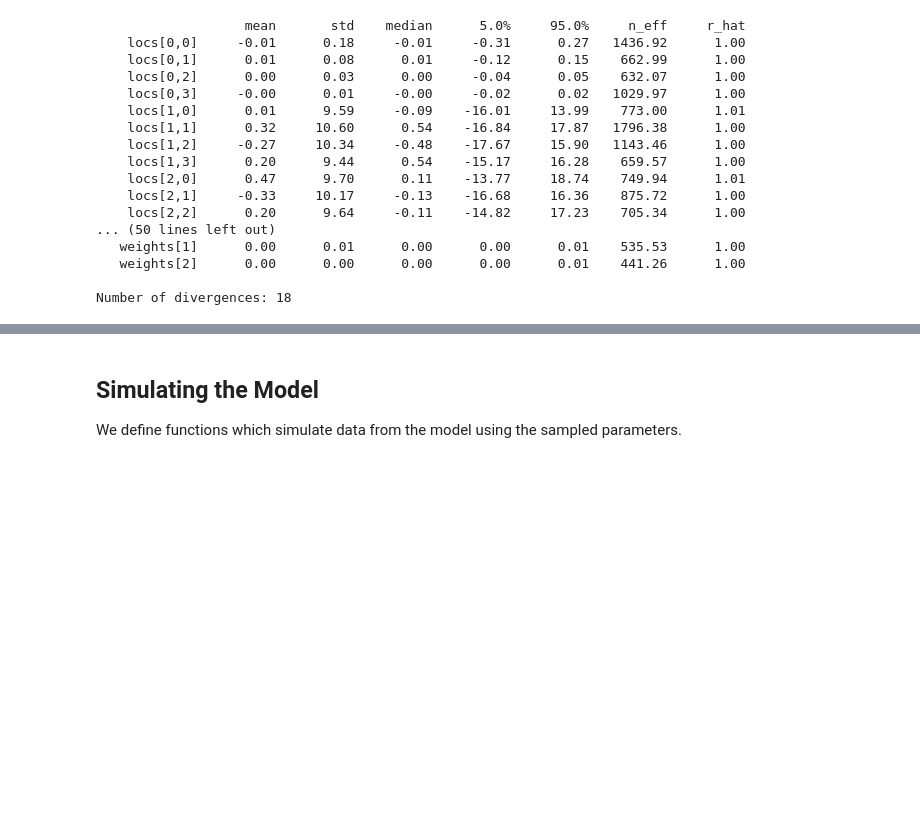
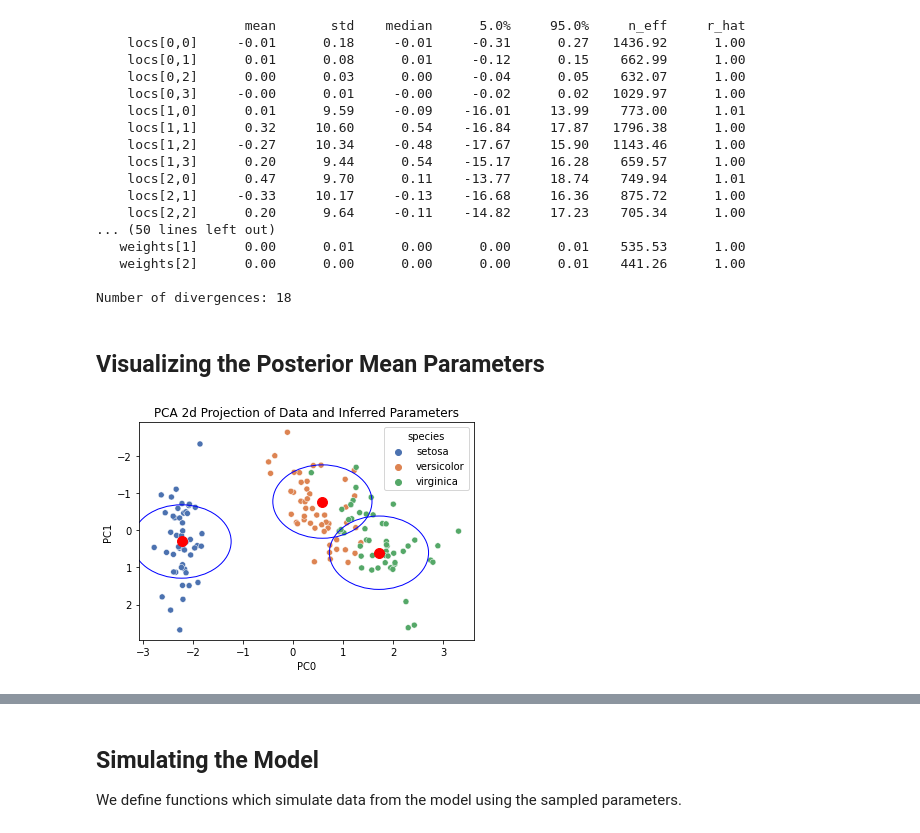
Before and after one commit to noamsgl/ABDA_HW4, a Jupyter notebook: pyro/HW4_Q1.ipynb, the cells around one changed output, grey strips where cells are left out. Saved outputs shown, nothing was run; the diff lists cells and outputs as text; code cells hidden in the pictures; blank space fills up the shorter version.

```diff
--- a/pyro/HW4_Q1.ipynb
+++ b/pyro/HW4_Q1.ipynb
@@ -48,6 +48,6 @@ todo: update using other GH branch
 # %%
-# url = 'https://bgu-abda.bitbucket.io/homework/04iris.csv'
-url = '../input/04iris.csv'
+url = 'https://bgu-abda.bitbucket.io/homework/04iris.csv'
+# url = '../input/04iris.csv'
 df = pd.read_csv(url)
 df = df.rename({'sepal length (cm)' : 'sepal_length', 'sepal width (cm)' : 'sepal_width',
                 'petal length (cm)' : 'petal_length', 'petal width (cm)' : 'petal_width'}, axis='columns')
@@ -228,7 +235,7 @@ def model_separate_scales(data):
 ## Sampling the Models
 We use the NUTS sampler to retrieve chains for each of the three models. We report summary statistics for each of the parameters for each model.
 # %%
-def get_mcmc(model, args, num_samples=16):
+def get_mcmc(model, args, num_samples=400):
     # todo: raise the num_samples to 1500
     """Wrapper for mcmc.run() with NUTS kernel"""
     nuts_kernel = NUTS(model)
@@ -297,3 +314,5 @@ mcmc_separate.summary()
    weights[2]      0.00      0.00      0.00      0.00      0.01    441.26      1.00
 
 Number of divergences: 18
+# %% [markdown]
+## Visualizing the Posterior Mean Parameters
@@ -299,0 +372,4 @@ Number of divergences: 18
+# %%
+visualize_shared_posterior()
+# %% [output]
+[figure, added]
```
Also changed, not shown: parts of 28 cells of this notebook.
